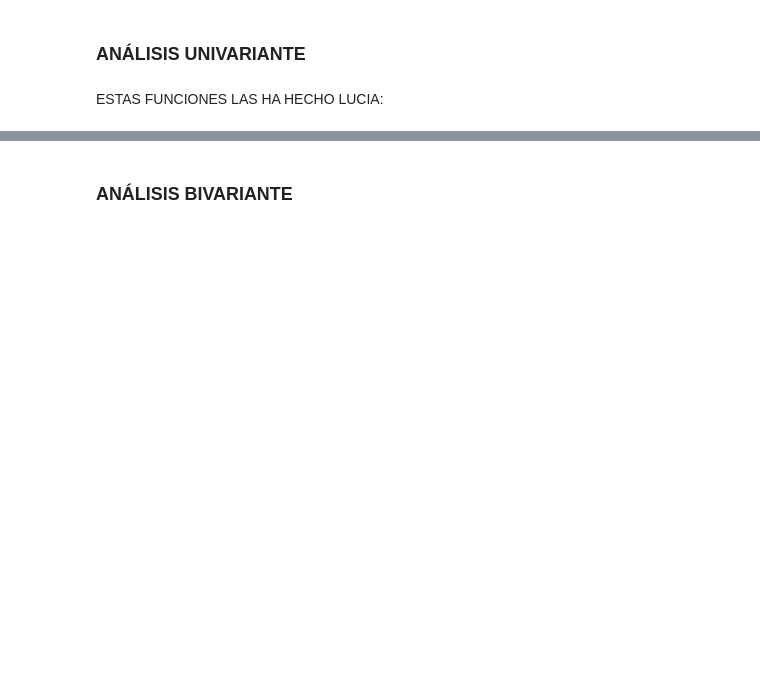
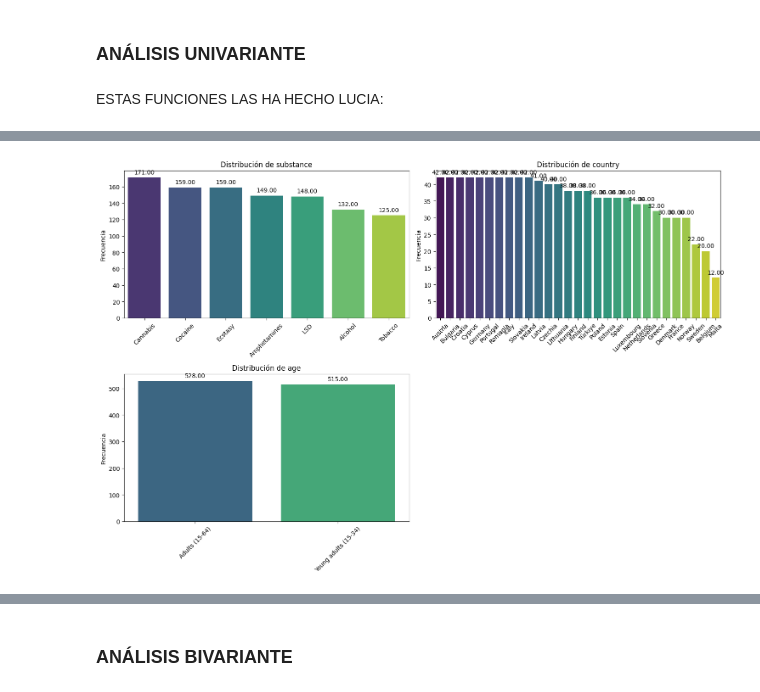
Before and after one commit to Luciajp-ds/EDA_european_drug, a Jupyter notebook: src/notebooks/H1_Rebe.ipynb, the cells around one changed output, grey strips where cells are left out. Cells and saved outputs as stored; diff of their text form; code cells hidden in the pictures; blank space fills up the shorter version.

```diff
--- a/src/notebooks/H1_Rebe.ipynb
+++ b/src/notebooks/H1_Rebe.ipynb
@@ -165,0 +241,4 @@ def plot_combined_graphs(df, columns, whisker_width=1.5):
+# %%
+pinta_distribucion_categoricas(df_drugs, ["substance", "country", "age"], relativa=False, mostrar_valores=True)
+# %% [output]
+[figure, added]
```
Also changed, not shown: parts of 21 cells of this notebook, 1 other file.
